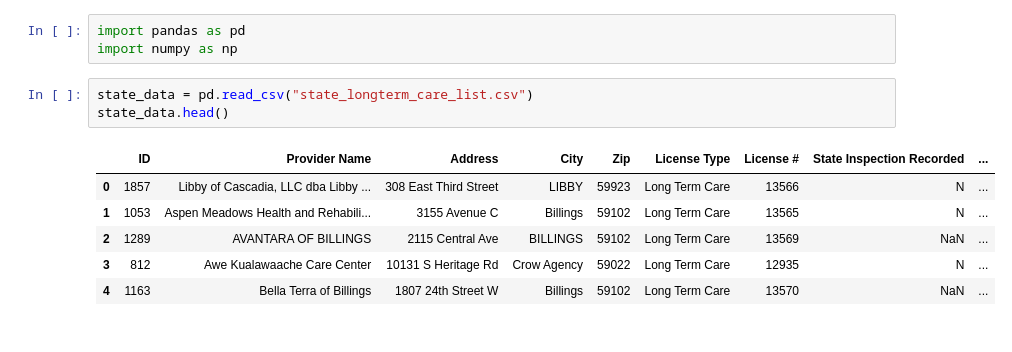
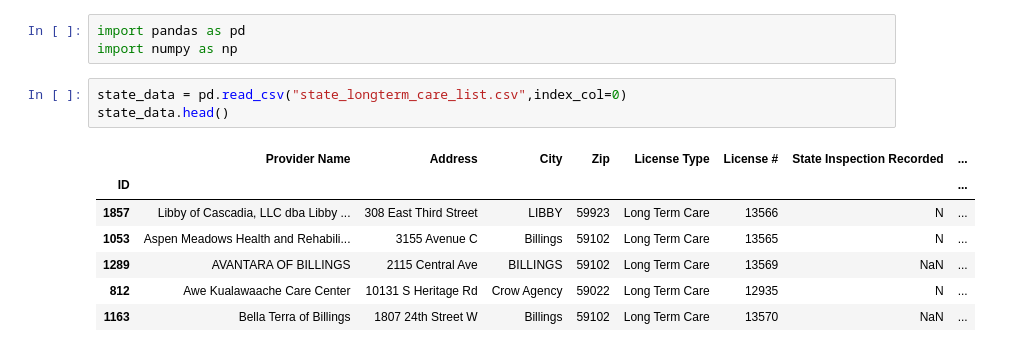
Before and after one commit to mfreyre/mtfp, a Jupyter notebook: longterm_nursinghome_data/Longterm Care Facilities Questions.ipynb, the cells around one changed output. Saved outputs shown, nothing was run; the diff lists cells and outputs as text.

Commit message:
updates to data cleaning

```diff
--- a/longterm_nursinghome_data/Longterm Care Facilities Questions.ipynb
+++ b/longterm_nursinghome_data/Longterm Care Facilities Questions.ipynb
@@ -2,13 +2,14 @@
 import pandas as pd
 import numpy as np
 # %%
-state_data = pd.read_csv("state_longterm_care_list.csv")
+state_data = pd.read_csv("state_longterm_care_list.csv",index_col=0)
 state_data.head()
 # %% [output]
-|  | ID | Provider Name | Address | City | Zip | License Type | License # | State Inspection Recorded | ... |
-| 0 | 1857 | Libby of Cascadia, LLC dba Libby ... | 308 East Third Street | LIBBY | 59923 | Long Term Care | 13566 | N | ... |
-| 1 | 1053 | Aspen Meadows Health and Rehabili... | 3155 Avenue C | Billings | 59102 | Long Term Care | 13565 | N | ... |
-| 2 | 1289 | AVANTARA OF BILLINGS | 2115 Central Ave | BILLINGS | 59102 | Long Term Care | 13569 | NaN | ... |
-| 3 | 812 | Awe Kualawaache Care Center | 10131 S Heritage Rd | Crow Agency | 59022 | Long Term Care | 12935 | N | ... |
-| 4 | 1163 | Bella Terra of Billings | 1807 24th Street W | Billings | 59102 | Long Term Care | 13570 | NaN | ... |
+|  | Provider Name | Address | City | Zip | License Type | License # | State Inspection Recorded | ... |
+| ID |  |  |  |  |  |  |  | ... |
+| 1857 | Libby of Cascadia, LLC dba Libby ... | 308 East Third Street | LIBBY | 59923 | Long Term Care | 13566 | N | ... |
+| 1053 | Aspen Meadows Health and Rehabili... | 3155 Avenue C | Billings | 59102 | Long Term Care | 13565 | N | ... |
+| 1289 | AVANTARA OF BILLINGS | 2115 Central Ave | BILLINGS | 59102 | Long Term Care | 13569 | NaN | ... |
+| 812 | Awe Kualawaache Care Center | 10131 S Heritage Rd | Crow Agency | 59022 | Long Term Care | 12935 | N | ... |
+| 1163 | Bella Terra of Billings | 1807 24th Street W | Billings | 59102 | Long Term Care | 13570 | NaN | ... |
 # %%
```
Also changed, not shown: parts of 4 cells of this notebook, 1 other file.
